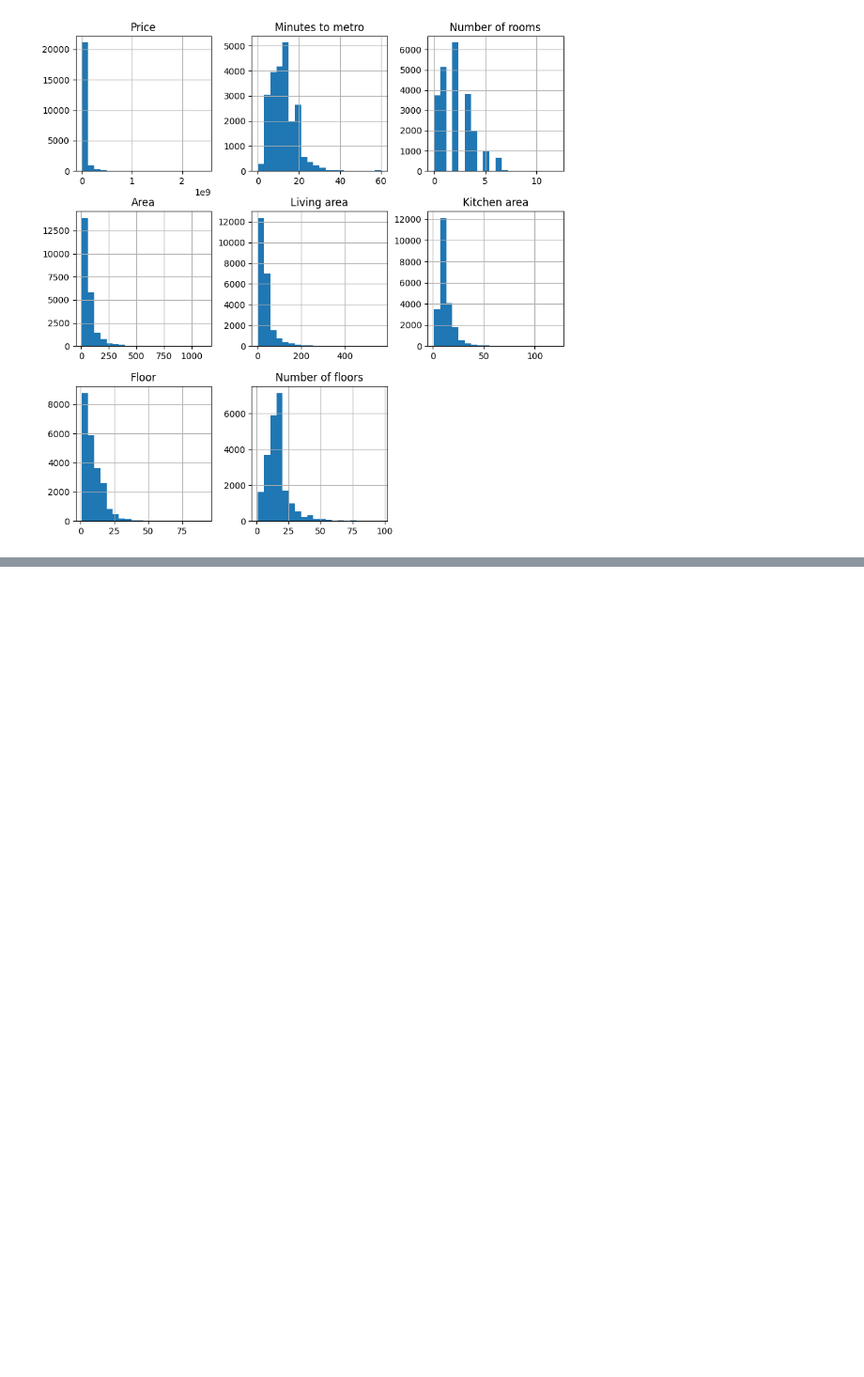
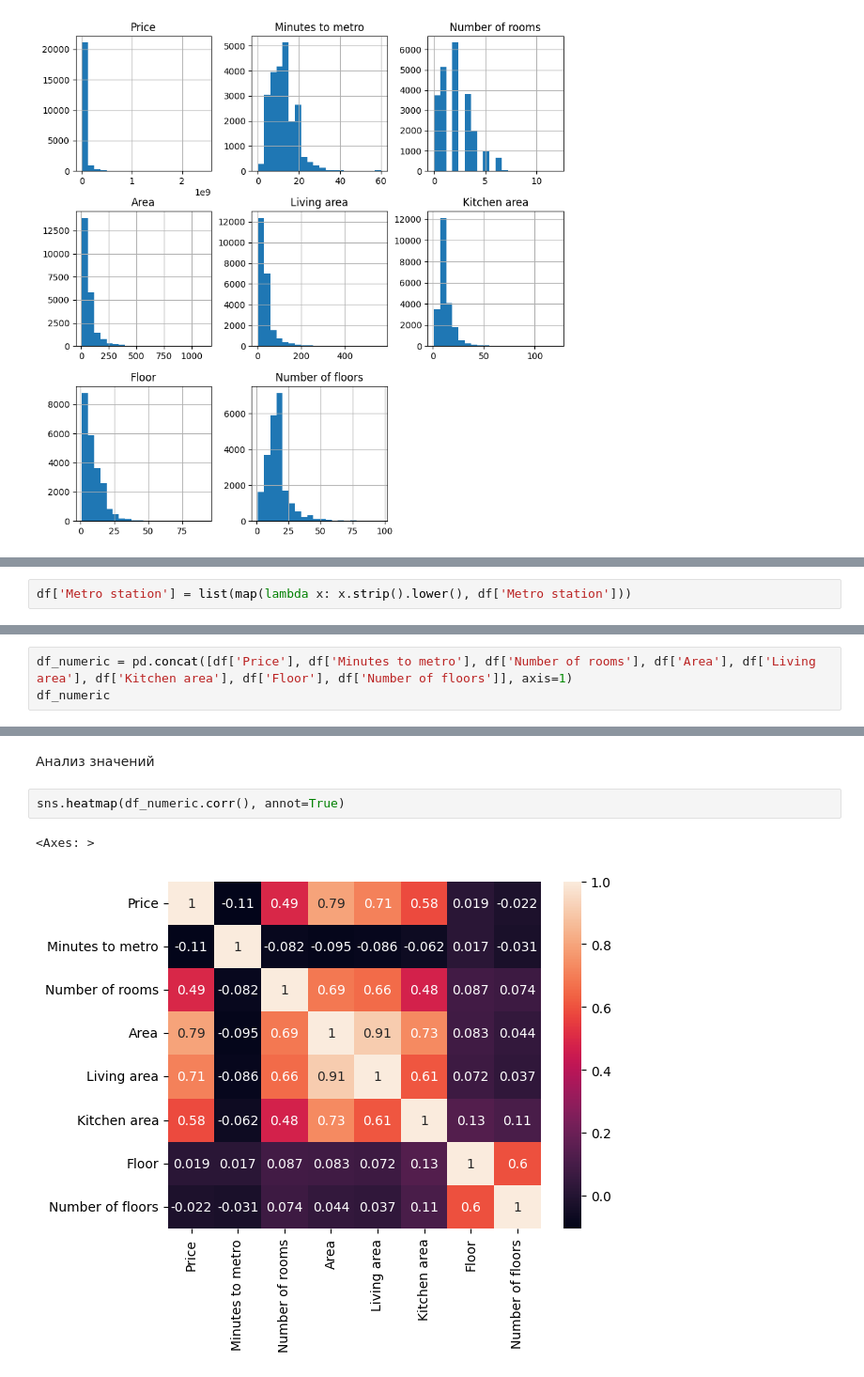
Before and after one commit to whykitsune/dmmt-project-ml, a Jupyter notebook: dw_project.ipynb, the cells around one changed output, grey strips where cells are left out. Shown: that part at 94% size. Drawn from its saved outputs; the diff is of its cells as text; blank space fills up the shorter version.

```diff
--- a/dw_project.ipynb
+++ b/dw_project.ipynb
@@ -82,0 +98,2 @@ Name: Apartment type, dtype: int64
+# %%
+df['Metro station'] = list(map(lambda x: x.strip().lower(), df['Metro station']))
@@ -82,0 +104,3 @@ Name: Apartment type, dtype: int64
+# %%
+df_numeric = pd.concat([df['Price'], df['Minutes to metro'], df['Number of rooms'], df['Area'], df['Living area'], df['Kitchen area'], df['Floor'], df['Number of floors']], axis=1)
+df_numeric
@@ -82,0 +121,7 @@ Name: Apartment type, dtype: int64
+# %% [markdown]
+Анализ значений
+# %%
+sns.heatmap(df_numeric.corr(), annot=True)
+# %% [output]
+<Axes: >
+[figure, added]
```
Also changed, not shown: parts of 28 cells of this notebook.
